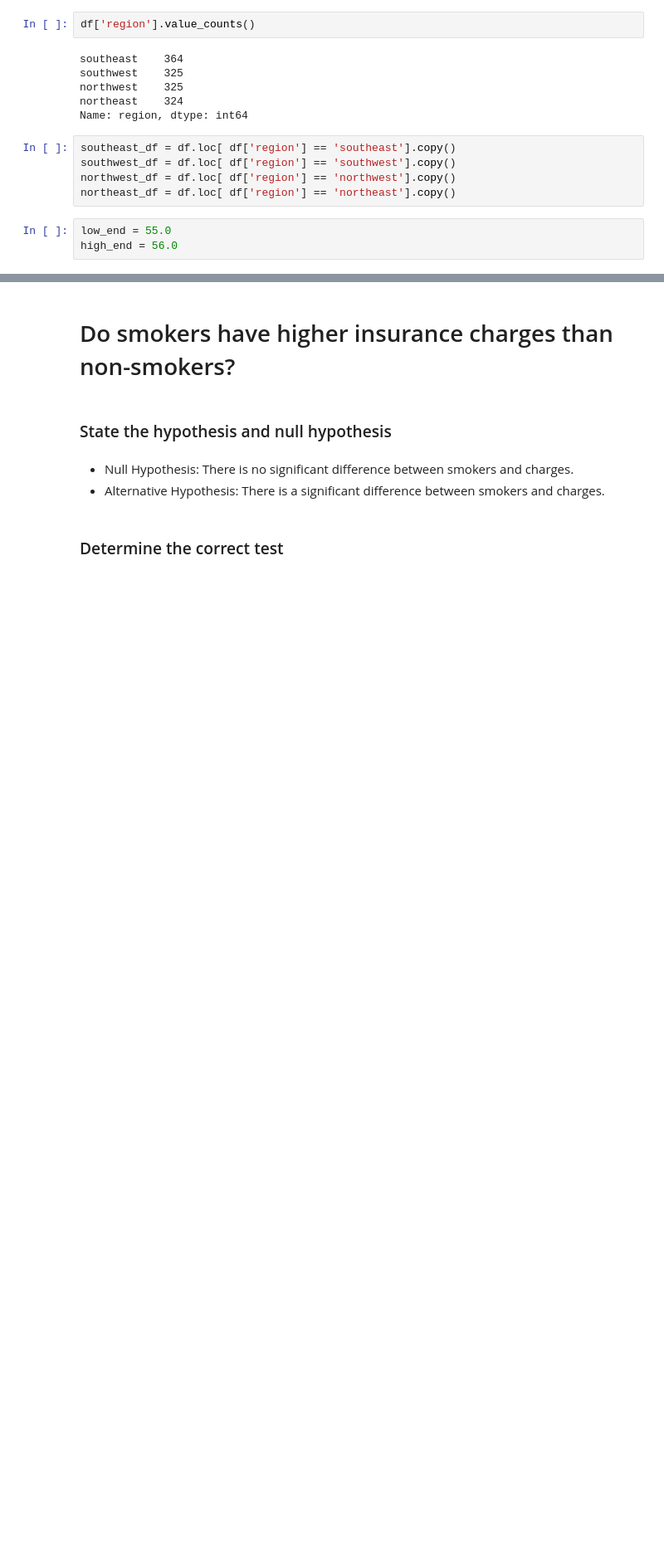
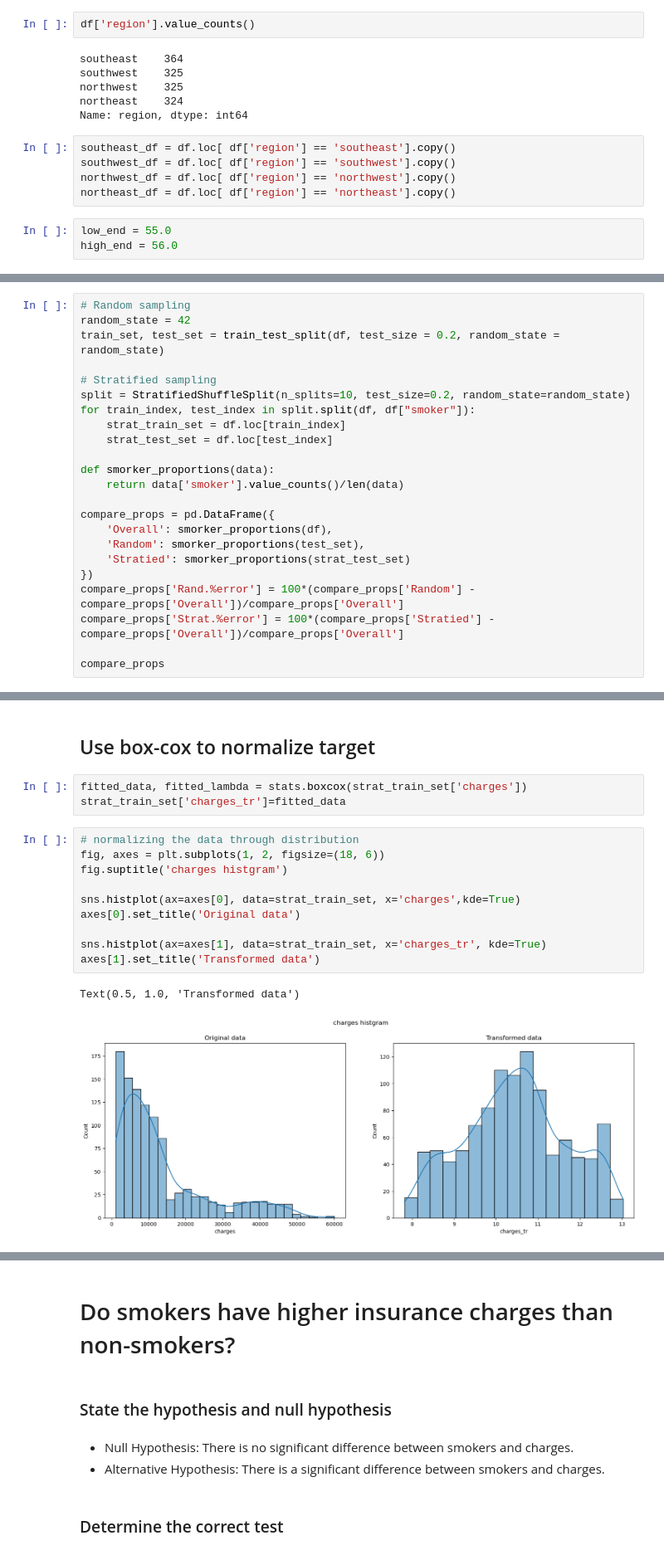
Before and after one commit to rimchristian/US-Health-Insurance-, a Jupyter notebook: US Health Insurance.ipynb, the cells around one changed output, grey strips where cells are left out. Shown at 83% size. Cells and saved outputs as stored; diff of their text form; blank space fills up the shorter version.

```diff
--- a/US Health Insurance.ipynb
+++ b/US Health Insurance.ipynb
@@ -61,0 +189,23 @@ high_end = 56.0
+# %%
+# Random sampling
+random_state = 42
+train_set, test_set = train_test_split(df, test_size = 0.2, random_state = random_state)
+
+# Stratified sampling
+split = StratifiedShuffleSplit(n_splits=10, test_size=0.2, random_state=random_state)
+for train_index, test_index in split.split(df, df["smoker"]):
+    strat_train_set = df.loc[train_index]
+    strat_test_set = df.loc[test_index]
+
+def smorker_proportions(data):
+    return data['smoker'].value_counts()/len(data)
+
+compare_props = pd.DataFrame({
+    'Overall': smorker_proportions(df),
+    'Random': smorker_proportions(test_set),
+    'Stratied': smorker_proportions(strat_test_set)
+})
+compare_props['Rand.%error'] = 100*(compare_props['Random'] - compare_props['Overall'])/compare_props['Overall']
+compare_props['Strat.%error'] = 100*(compare_props['Stratied'] - compare_props['Overall'])/compare_props['Overall']
+
+compare_props
@@ -61,0 +219,18 @@ high_end = 56.0
+# %% [markdown]
+## Use box-cox to normalize target
+# %%
+fitted_data, fitted_lambda = stats.boxcox(strat_train_set['charges'])
+strat_train_set['charges_tr']=fitted_data
+# %%
+# normalizing the data through distribution
+fig, axes = plt.subplots(1, 2, figsize=(18, 6))
+fig.suptitle('charges histgram')
+
+sns.histplot(ax=axes[0], data=strat_train_set, x='charges',kde=True)
+axes[0].set_title('Original data')
+
+sns.histplot(ax=axes[1], data=strat_train_set, x='charges_tr', kde=True)
+axes[1].set_title('Transformed data')
+# %% [output]
+Text(0.5, 1.0, 'Transformed data')
+[figure, added]
```
Also changed, not shown: parts of 36 cells of this notebook.
